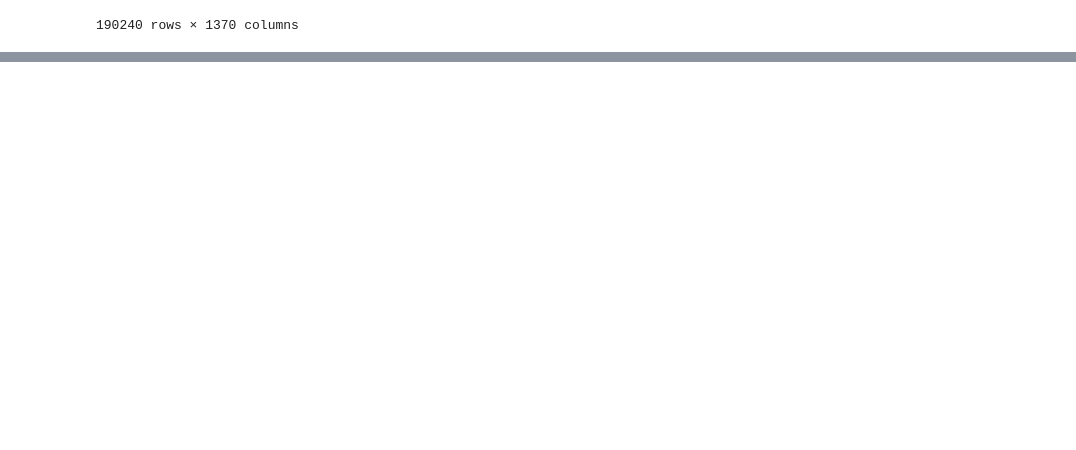
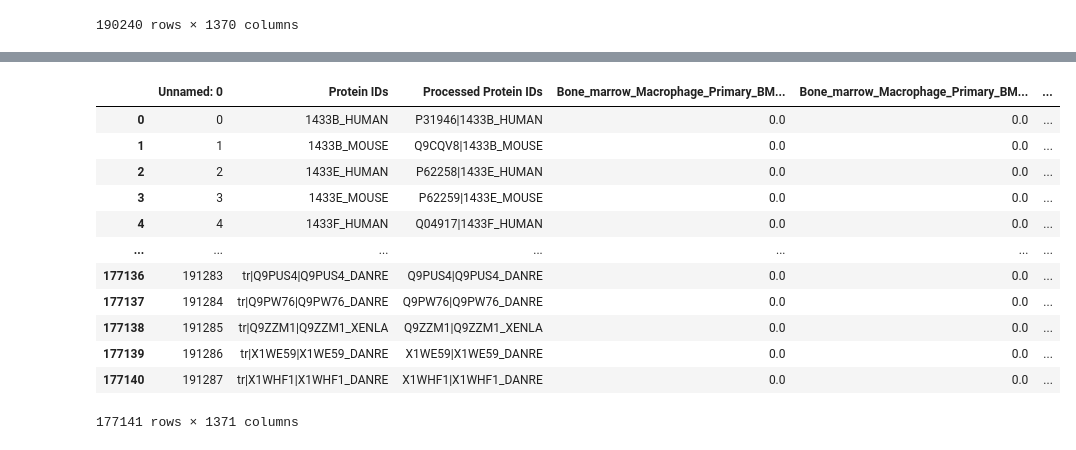
Before and after one commit to TaoYySC/SingleCellProteomics, a Jupyter notebook: map_protein_from_different_index.ipynb, the cells around one changed output, grey strips where cells are left out. Saved outputs shown, nothing was run; the diff lists cells and outputs as text; code cells hidden in the pictures; blank space fills up the shorter version.

Commit message:
complete the protein map and generate a matrix of protein expression in different sample

```diff
--- a/map_protein_from_different_index.ipynb
+++ b/map_protein_from_different_index.ipynb
@@ -236,0 +240,17 @@ no_map.to_csv('no_map_11.csv')
+# %%
+mapped_data = pd.read_csv('all_data_standard_11.csv')
+mapped_data
+# %% [output]
+|  | Unnamed: 0 | Protein IDs | Processed Protein IDs | Bone_marrow_Macrophage_Primary_BM... | Bone_marrow_Macrophage_Primary_BM... | ... |
+| 0 | 0 | 1433B_HUMAN | P31946|1433B_HUMAN | 0.0 | 0.0 | ... |
+| 1 | 1 | 1433B_MOUSE | Q9CQV8|1433B_MOUSE | 0.0 | 0.0 | ... |
+| 2 | 2 | 1433E_HUMAN | P62258|1433E_HUMAN | 0.0 | 0.0 | ... |
+| 3 | 3 | 1433E_MOUSE | P62259|1433E_MOUSE | 0.0 | 0.0 | ... |
+| 4 | 4 | 1433F_HUMAN | Q04917|1433F_HUMAN | 0.0 | 0.0 | ... |
+| ... | ... | ... | ... | ... | ... | ... |
+| 177136 | 191283 | tr|Q9PUS4|Q9PUS4_DANRE | Q9PUS4|Q9PUS4_DANRE | 0.0 | 0.0 | ... |
+| 177137 | 191284 | tr|Q9PW76|Q9PW76_DANRE | Q9PW76|Q9PW76_DANRE | 0.0 | 0.0 | ... |
+| 177138 | 191285 | tr|Q9ZZM1|Q9ZZM1_XENLA | Q9ZZM1|Q9ZZM1_XENLA | 0.0 | 0.0 | ... |
+| 177139 | 191286 | tr|X1WE59|X1WE59_DANRE | X1WE59|X1WE59_DANRE | 0.0 | 0.0 | ... |
+| 177140 | 191287 | tr|X1WHF1|X1WHF1_DANRE | X1WHF1|X1WHF1_DANRE | 0.0 | 0.0 | ... |
+177141 rows × 1371 columns
```
Also changed, not shown: parts of 10 cells of this notebook.
